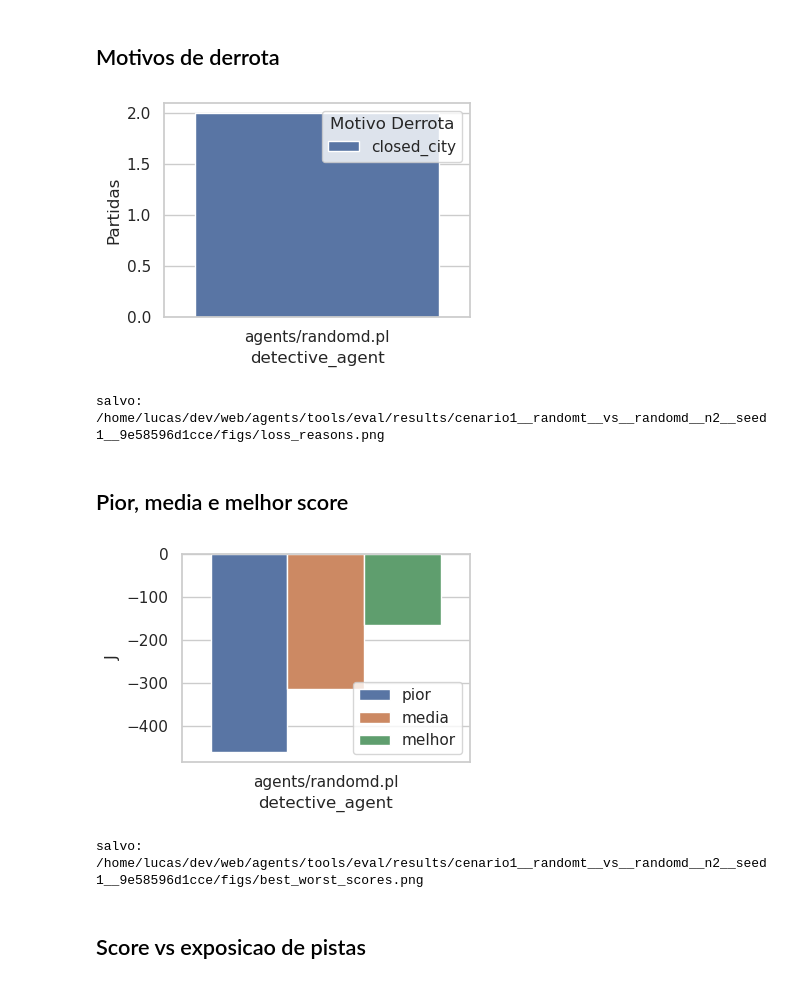
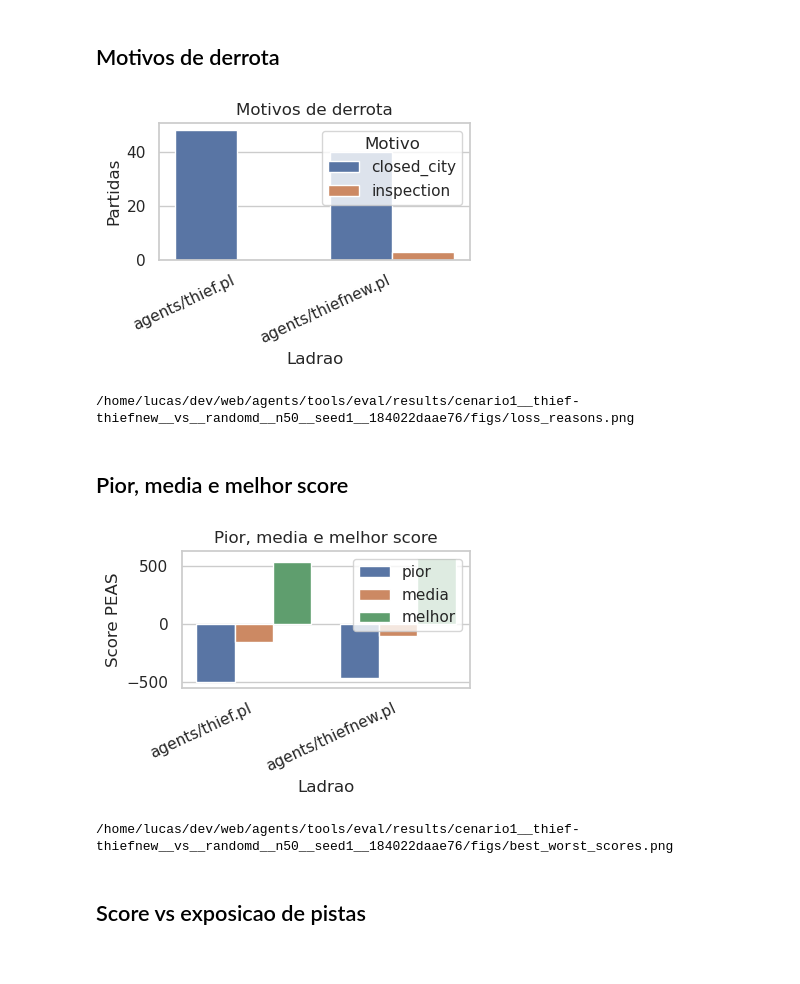
Before and after one commit to Kyamel/agents, a Jupyter notebook: tools/eval/plot.ipynb, the cells around one changed output. Cells and saved outputs as stored; diff of their text form; code cells hidden in the pictures.

```diff
--- a/tools/eval/plot.ipynb
+++ b/tools/eval/plot.ipynb
@@ -142,10 +171,13 @@ salvo: /home/lucas/dev/web/agents/tools/eval/results/cenario1__randomt__vs__rand
 # %%
-data = matches.groupby(["detective_agent", "winner"]).size().reset_index(name="count")
+x_col, x_label = comparison_axis(matches)
+data = matches.groupby([x_col, "winner"]).size().reset_index(name="count")
 
 plt.figure(figsize=FIGSIZE)
-sns.barplot(data=data, x="detective_agent", y="count", hue="winner")
+sns.barplot(data=data, x=x_col, y="count", hue="winner")
+plt.title(f"Resultados por {x_label.lower()}")
+plt.xlabel(x_label)
 plt.ylabel("Partidas")
-#plt.xticks(rotation=25, ha="right")
+plt.xticks(rotation=25, ha="right")
 plt.legend(title="Resultado")
-save_fig("outcomes_by_detective.png")
+save_fig(f"outcomes_by_{x_col}.png")
 # %% [output]
@@ -204,51 +239,57 @@ salvo: /home/lucas/dev/web/agents/tools/eval/results/cenario1__randomt__vs__rand
 data = matches[matches["loss_reason"].fillna("") != ""] if "loss_reason" in matches.columns else pd.DataFrame()
 
 if not data.empty:
-    counts = data.groupby(["detective_agent", "loss_reason"]).size().reset_index(name="count")
+    x_col, x_label = comparison_axis(matches)
+    counts = data.groupby([x_col, "loss_reason"]).size().reset_index(name="count")
 
     plt.figure(figsize=FIGSIZE)
-    sns.barplot(data=counts, x="detective_agent", y="count", hue="loss_reason")
+    sns.barplot(data=counts, x=x_col, y="count", hue="loss_reason")
+    plt.title("Motivos de derrota")
+    plt.xlabel(x_label)
     plt.ylabel("Partidas")
-    #plt.xticks(rotation=25, ha="right")
-    plt.legend(title="Motivo Derrota")
+    plt.xticks(rotation=25, ha="right")
+    plt.legend(title="Motivo")
     save_fig("loss_reasons.png")
 # %% [output]
-[figure, old version]
+[figure, new version]
-salvo: /home/lucas/dev/web/agents/tools/eval/results/cenario1__randomt__vs__randomd__n2__seed1__9e58596d1cce/figs/loss_reasons.png
+/home/lucas/dev/web/agents/tools/eval/results/cenario1__thief-thiefnew__vs__randomd__n50__seed1__184022daae76/figs/loss_reasons.png
 # %% [markdown]
 ## Pior, media e melhor score
 # %%
 needed = {"detective_agent", "score_best", "score_mean", "score_worst"}
 
 if needed.issubset(summary.columns):
     data = without_all(summary).copy()
+    x_col, x_label = comparison_axis(data)
     data = data.melt(
-        id_vars=["detective_agent"],
+        id_vars=[x_col],
         value_vars=["score_best", "score_mean", "score_worst"],
         var_name="kind",
         value_name="score",
     )
     data["kind"] = pd.Categorical(
         data["kind"],
         categories=["score_worst", "score_mean", "score_best"],
         ordered=True,
     )
     labels = {
         "score_worst": "pior",
         "score_mean": "media",
         "score_best": "melhor",
     }
     data["kind"] = data["kind"].map(labels)
 
     plt.figure(figsize=FIGSIZE)
-    sns.barplot(data=data, x="detective_agent", y="score", hue="kind")
-    plt.ylabel("J")
-    #plt.xticks(rotation=25, ha="right")
+    sns.barplot(data=data, x=x_col, y="score", hue="kind")
+    plt.title("Pior, media e melhor score")
+    plt.xlabel(x_label)
+    plt.ylabel("Score PEAS")
+    plt.xticks(rotation=25, ha="right")
     plt.legend(title="")
     save_fig("best_worst_scores.png")
 # %% [output]
-[figure, old version]
+[figure, new version]
-salvo: /home/lucas/dev/web/agents/tools/eval/results/cenario1__randomt__vs__randomd__n2__seed1__9e58596d1cce/figs/best_worst_scores.png
+/home/lucas/dev/web/agents/tools/eval/results/cenario1__thief-thiefnew__vs__randomd__n50__seed1__184022daae76/figs/best_worst_scores.png
 # %% [markdown]
 ## Score vs exposicao de pistas
 # %%
```
Also changed, not shown: parts of 15 cells of this notebook, 22 other files.
